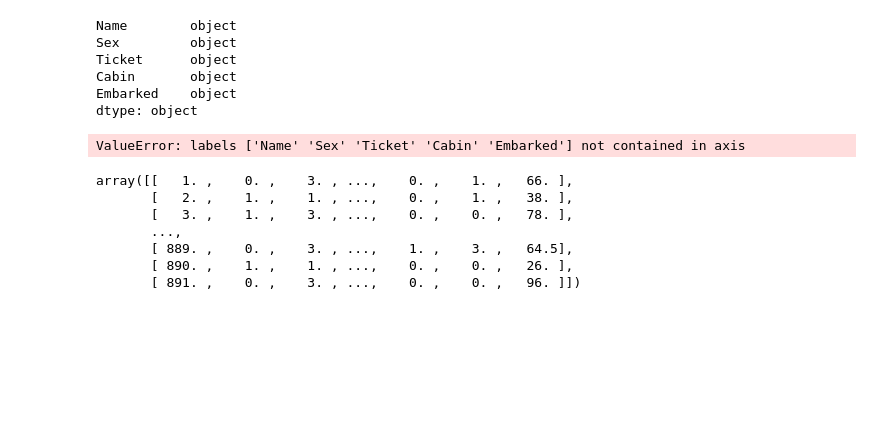
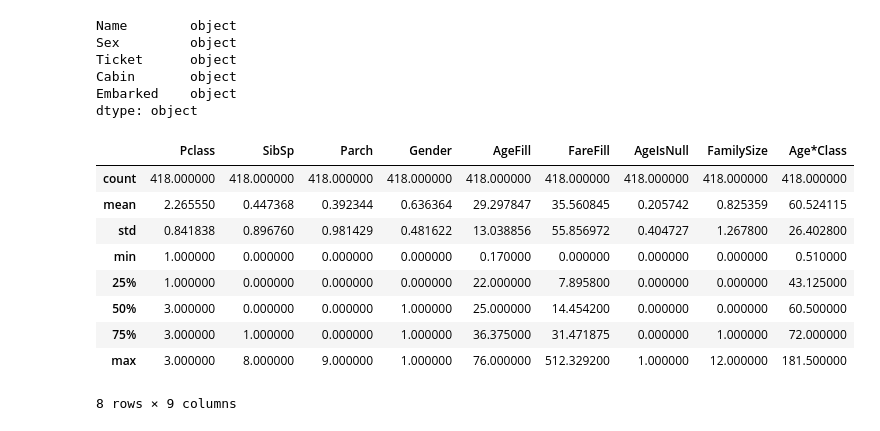
Before and after one commit to idiosyncraticee/kaggle_titanic, a Jupyter notebook: Titanic.ipynb, the cells around one changed output. Cells and saved outputs as stored; diff of their text form; code cells hidden in the pictures; blank space fills up the shorter version.

```diff
--- a/Titanic.ipynb
+++ b/Titanic.ipynb
@@ -192,7 +285,9 @@ df.describe()
 # %%
 df['FamilySize'] = df['SibSp'] + df['Parch']
+df_test['FamilySize'] = df_test['SibSp'] + df['Parch']
 # %%
 df['Age*Class'] = df.AgeFill * df.Pclass
+df_test['Age*Class'] = df_test.AgeFill * df_test.Pclass
 # %%
 df.dtypes
 # %% [output]
@@ -224,6 +321,5 @@ Cabin       object
 Embarked    object
 dtype: object
 # %%
-df = df.drop(['Name', 'Sex', 'Ticket', 'Cabin', 'Embarked'], axis=1)
+df = df.drop(['Name', 'Sex', 'Ticket', 'Cabin', 'Embarked', 'Age', 'PassengerId','Fare'], axis=1)
+df_test = df_test.drop(['Name', 'Sex', 'Ticket', 'Cabin', 'Embarked', 'Age', 'PassengerId','Fare'], axis=1)
-# %% [output]
-ValueError: labels ['Name' 'Sex' 'Ticket' 'Cabin' 'Embarked'] not contained in axis
@@ -234,11 +326,14 @@ df = df.dropna()
-# %%
-train_data = df.values
-train_data
-# %% [output]
-array([[   1. ,    0. ,    3. , ...,    0. ,    1. ,   66. ],
-       [   2. ,    1. ,    1. , ...,    0. ,    1. ,   38. ],
-       [   3. ,    1. ,    3. , ...,    0. ,    0. ,   78. ],
-       ...,
-       [ 889. ,    0. ,    3. , ...,    1. ,    3. ,   64.5],
-       [ 890. ,    1. ,    1. , ...,    0. ,    0. ,   26. ],
-       [ 891. ,    0. ,    3. , ...,    0. ,    0. ,   96. ]])
+# %%
+#df = df.dropna()
+df_test.describe()
+# %% [output]
+|  | Pclass | SibSp | Parch | Gender | AgeFill | FareFill | AgeIsNull | FamilySize | Age*Class |
+| count | 418.000000 | 418.000000 | 418.000000 | 418.000000 | 418.000000 | 418.000000 | 418.000000 | 418.000000 | 418.000000 |
+| mean | 2.265550 | 0.447368 | 0.392344 | 0.636364 | 29.297847 | 35.560845 | 0.205742 | 0.825359 | 60.524115 |
+| std | 0.841838 | 0.896760 | 0.981429 | 0.481622 | 13.038856 | 55.856972 | 0.404727 | 1.267800 | 26.402800 |
+| min | 1.000000 | 0.000000 | 0.000000 | 0.000000 | 0.170000 | 0.000000 | 0.000000 | 0.000000 | 0.510000 |
+| 25% | 1.000000 | 0.000000 | 0.000000 | 0.000000 | 22.000000 | 7.895800 | 0.000000 | 0.000000 | 43.125000 |
+| 50% | 3.000000 | 0.000000 | 0.000000 | 1.000000 | 25.000000 | 14.454200 | 0.000000 | 0.000000 | 60.500000 |
+| 75% | 3.000000 | 1.000000 | 0.000000 | 1.000000 | 36.375000 | 31.471875 | 0.000000 | 1.000000 | 72.000000 |
+| max | 3.000000 | 8.000000 | 9.000000 | 1.000000 | 76.000000 | 512.329200 | 1.000000 | 12.000000 | 181.500000 |
+8 rows × 9 columns
```
Also changed, not shown: parts of 23 cells of this notebook.
